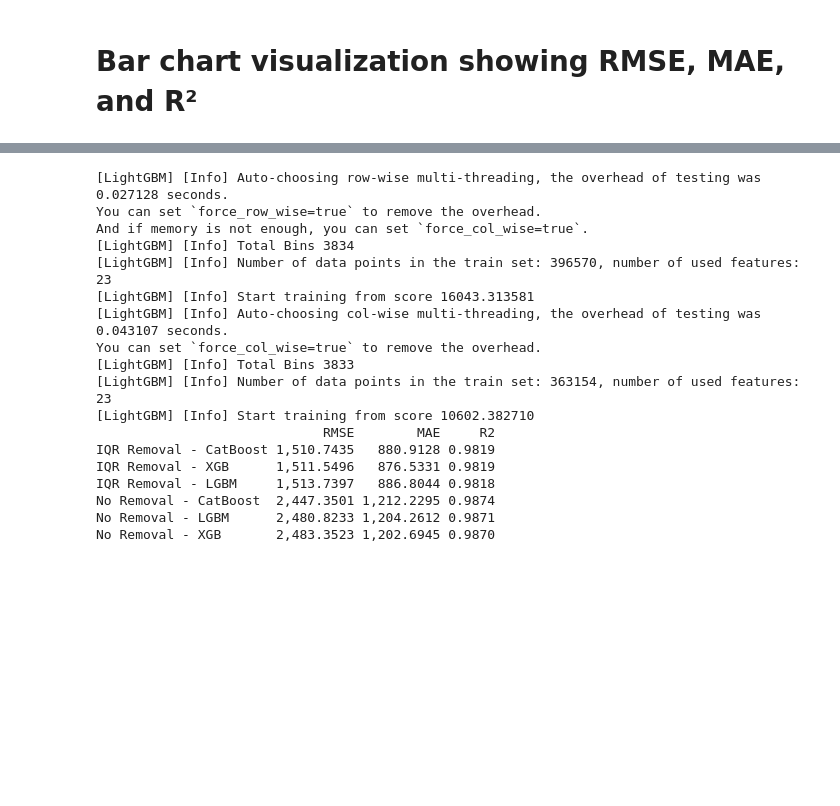
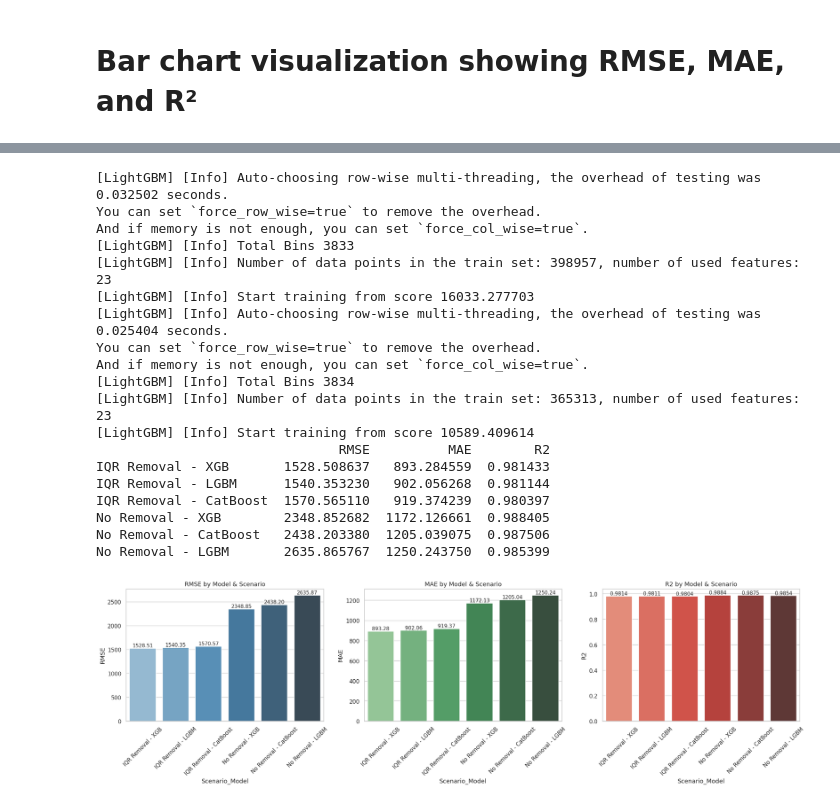
Before and after one commit to Hasan-Mahmud-25/-Deploy-the-ML-Model, a Jupyter notebook: walmart-store-sales-forecasting-ml.ipynb, the cells around one changed output, grey strips where cells are left out. Cells and saved outputs as stored; diff of their text form; code cells hidden in the pictures; blank space fills up the shorter version.

```diff
--- a/walmart-store-sales-forecasting-ml.ipynb
+++ b/walmart-store-sales-forecasting-ml.ipynb
@@ -553,6 +322,7 @@ Potential Outliers:
 import pandas as pd
 import numpy as np
 import matplotlib.pyplot as plt
+import seaborn as sns
 from sklearn.metrics import mean_squared_error, mean_absolute_error, r2_score
 from sklearn.preprocessing import LabelEncoder
 from xgboost import XGBRegressor
@@ -561,7 +331,6 @@ from catboost import CatBoostRegressor
 
 RANDOM_STATE = 42
 np.random.seed(RANDOM_STATE)
-
 
 # ------------------------
 # 4️⃣ Lag & Rolling (per Store-Dept)
@@ -595,7 +364,7 @@ def remove_outliers_iqr(data):
 # ------------------------
 def train_and_evaluate(X_train, X_test, y_train, y_test):
     models = {
-        'XGB': XGBRegressor(random_state=RANDOM_STATE, n_estimators=600, learning_rate=0.08, max_depth=7, subsample=0.8, colsample_bytree=0.8, tree_method='hist'),
+        'XGB': XGBRegressor(random_state=RANDOM_STATE, n_estimators=929, learning_rate=0.08, max_depth=7, subsample=0.8, colsample_bytree=0.8, tree_method='hist'),
         'LGBM': LGBMRegressor(random_state=RANDOM_STATE, n_estimators=1000, learning_rate=0.05, subsample=0.8, colsample_bytree=0.8),
         'CatBoost': CatBoostRegressor(random_seed=RANDOM_STATE, iterations=1000, learning_rate=0.05, depth=8, verbose=0)
     }
@@ -609,45 +378,87 @@ def train_and_evaluate(X_train, X_test, y_train, y_test):
             'R2': r2_score(y_test, preds)
         }
     return results
 
 # ------------------------
 # 7️⃣ Run Scenarios
 # ------------------------
 scenarios = {
     'No Removal': df_tree.copy(),
     'IQR Removal': remove_outliers_iqr(df_tree.copy()),
 }
 
 all_results = {}
 for scenario_name, scenario_df in scenarios.items():
     train_df = scenario_df[scenario_df['Date'] < '2012-10-01']
     test_df = scenario_df[scenario_df['Date'] >= '2012-10-01']
 
     X_train, y_train = train_df[tree_feats], train_df[TARGET]
     X_test, y_test = test_df[tree_feats], test_df[TARGET]
 
     results = train_and_evaluate(X_train, X_test, y_train, y_test)
     for model_name, metrics in results.items():
         all_results[f"{scenario_name} - {model_name}"] = metrics
 
 metrics_df = pd.DataFrame(all_results).T[['RMSE','MAE','R2']].sort_values('RMSE')
 print(metrics_df)
+
+# ------------------------
+# 8️⃣ Plot Vertical Bar Charts with Values on Top
+# ------------------------
+metrics_plot = metrics_df.reset_index().rename(columns={'index': 'Scenario_Model'})
+sns.set(style="whitegrid")
+
+def add_labels(ax, fmt="{:.2f}"):
+    for p in ax.patches:
+        ax.annotate(fmt.format(p.get_height()),
+                    (p.get_x() + p.get_width() / 2., p.get_height()),
+                    ha='center', va='bottom', fontsize=10)
+
+fig, axes = plt.subplots(1, 3, figsize=(20, 6))
+
+sns.barplot(x='Scenario_Model', y='RMSE', data=metrics_plot, ax=axes[0], palette="Blues_d")
+axes[0].set_title('RMSE by Model & Scenario')
+axes[0].tick_params(axis='x', rotation=45)
+add_labels(axes[0])
+
+sns.barplot(x='Scenario_Model', y='MAE', data=metrics_plot, ax=axes[1], palette="Greens_d")
+axes[1].set_title('MAE by Model & Scenario')
+axes[1].tick_params(axis='x', rotation=45)
+add_labels(axes[1])
+
+# Function to add labels with 4 decimal places
+def add_labels_4f(ax):
+    for p in ax.patches:
+        ax.annotate(f"{p.get_height():.4f}",
+                    (p.get_x() + p.get_width() / 2., p.get_height()),
+                    ha='center', va='bottom', fontsize=10)
+
+# R2 barplot
+sns.barplot(x='Scenario_Model', y='R2', data=metrics_plot, ax=axes[2], palette="Reds_d")
+axes[2].set_title('R2 by Model & Scenario')
+axes[2].tick_params(axis='x', rotation=45)
+add_labels_4f(axes[2])
+
+plt.tight_layout()
+plt.show()
 # %% [output]
-[LightGBM] [Info] Auto-choosing row-wise multi-threading, the overhead of testing was 0.027128 seconds.
+[LightGBM] [Info] Auto-choosing row-wise multi-threading, the overhead of testing was 0.032502 seconds.
+You can set `force_row_wise=true` to remove the overhead.
+And if memory is not enough, you can set `force_col_wise=true`.
+[LightGBM] [Info] Total Bins 3833
+[LightGBM] [Info] Number of data points in the train set: 398957, number of used features: 23
+[LightGBM] [Info] Start training from score 16033.277703
+[LightGBM] [Info] Auto-choosing row-wise multi-threading, the overhead of testing was 0.025404 seconds.
 You can set `force_row_wise=true` to remove the overhead.
 And if memory is not enough, you can set `force_col_wise=true`.
 [LightGBM] [Info] Total Bins 3834
-[LightGBM] [Info] Number of data points in the train set: 396570, number of used features: 23
-[LightGBM] [Info] Start training from score 16043.313581
-[LightGBM] [Info] Auto-choosing col-wise multi-threading, the overhead of testing was 0.043107 seconds.
-You can set `force_col_wise=true` to remove the overhead.
-[LightGBM] [Info] Total Bins 3833
-[LightGBM] [Info] Number of data points in the train set: 363154, number of used features: 23
-[LightGBM] [Info] Start training from score 10602.382710
-                             RMSE        MAE     R2
-IQR Removal - CatBoost 1,510.7435   880.9128 0.9819
-IQR Removal - XGB      1,511.5496   876.5331 0.9819
-IQR Removal - LGBM     1,513.7397   886.8044 0.9818
-No Removal - CatBoost  2,447.3501 1,212.2295 0.9874
-No Removal - LGBM      2,480.8233 1,204.2612 0.9871
-No Removal - XGB       2,483.3523 1,202.6945 0.9870
+[LightGBM] [Info] Number of data points in the train set: 365313, number of used features: 23
+[LightGBM] [Info] Start training from score 10589.409614
+                               RMSE          MAE        R2
+IQR Removal - XGB       1528.508637   893.284559  0.981433
+IQR Removal - LGBM      1540.353230   902.056268  0.981144
+IQR Removal - CatBoost  1570.565110   919.374239  0.980397
+No Removal - XGB        2348.852682  1172.126661  0.988405
+No Removal - CatBoost   2438.203380  1205.039075  0.987506
+No Removal - LGBM       2635.865767  1250.243750  0.985399
+[figure, added]
```
Also changed, not shown: parts of 30 cells of this notebook.
